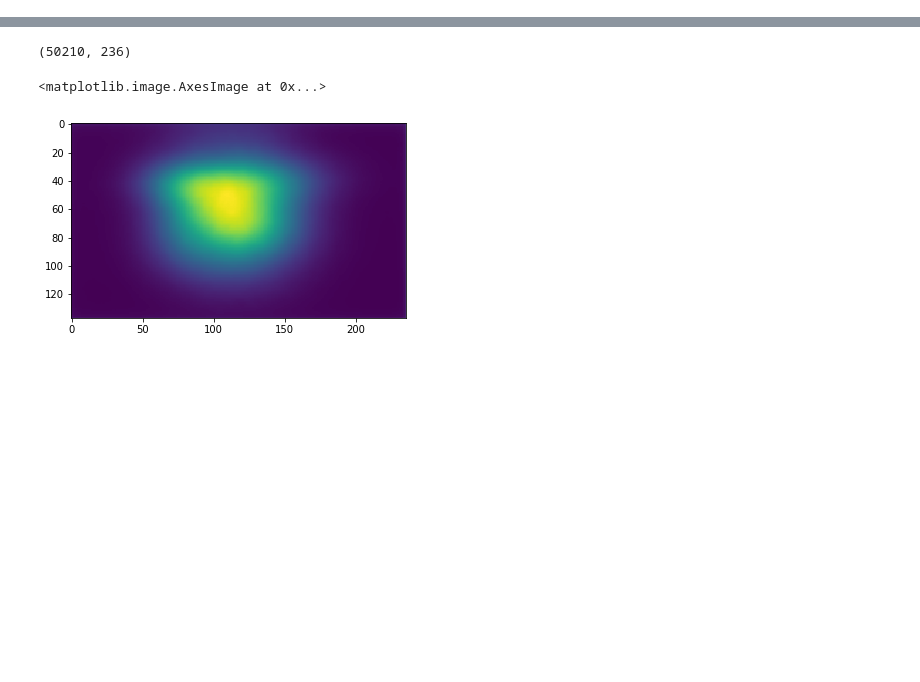
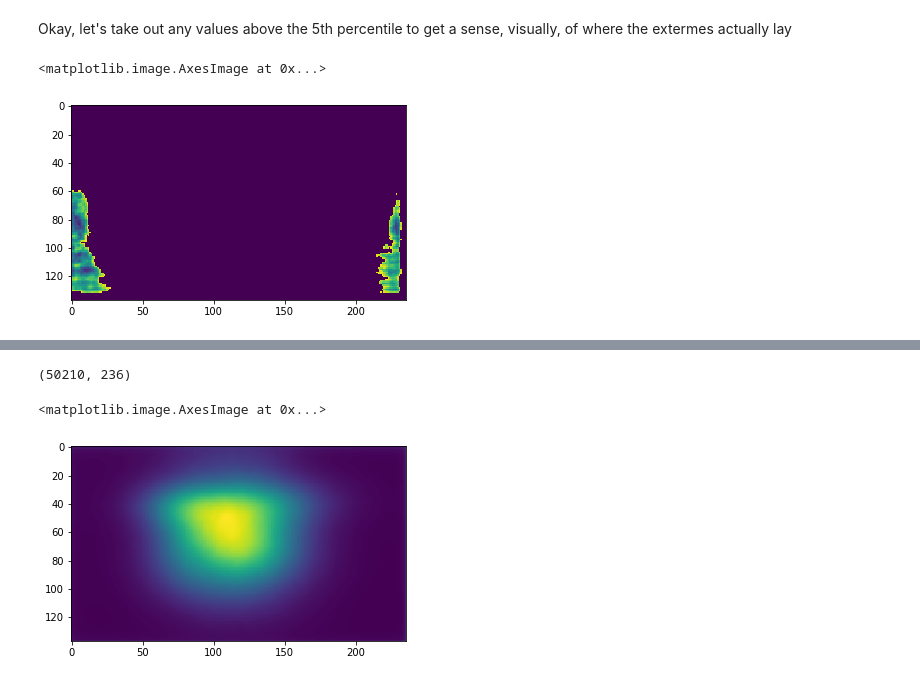
Before and after one commit to DuckieNukeEm/Kaggle_HWGrapheme, a Jupyter notebook: Python/PreProcessing.ipynb, the cells around one changed output, grey strips where cells are left out. Cells and saved outputs as stored; diff of their text form; code cells hidden in the pictures; blank space fills up the shorter version.

```diff
--- a/Python/PreProcessing.ipynb
+++ b/Python/PreProcessing.ipynb
@@ -12,0 +54,8 @@ Df_np = 255 - Df.iloc[:,1:].values.reshape(50210, 137,236)
+# %% [markdown]
+Okay, let's take out any values above the 5th percentile to get a sense, visually, of where the extermes actually lay
+# %%
+Df_Avg[Df_Avg > np.percentile(Df_Avg,5)] = 0
+plt.imshow(Df_Avg)
+# %% [output]
+<matplotlib.image.AxesImage at 0x...>
+[figure, added]
```
Also changed, not shown: parts of 17 cells of this notebook.
